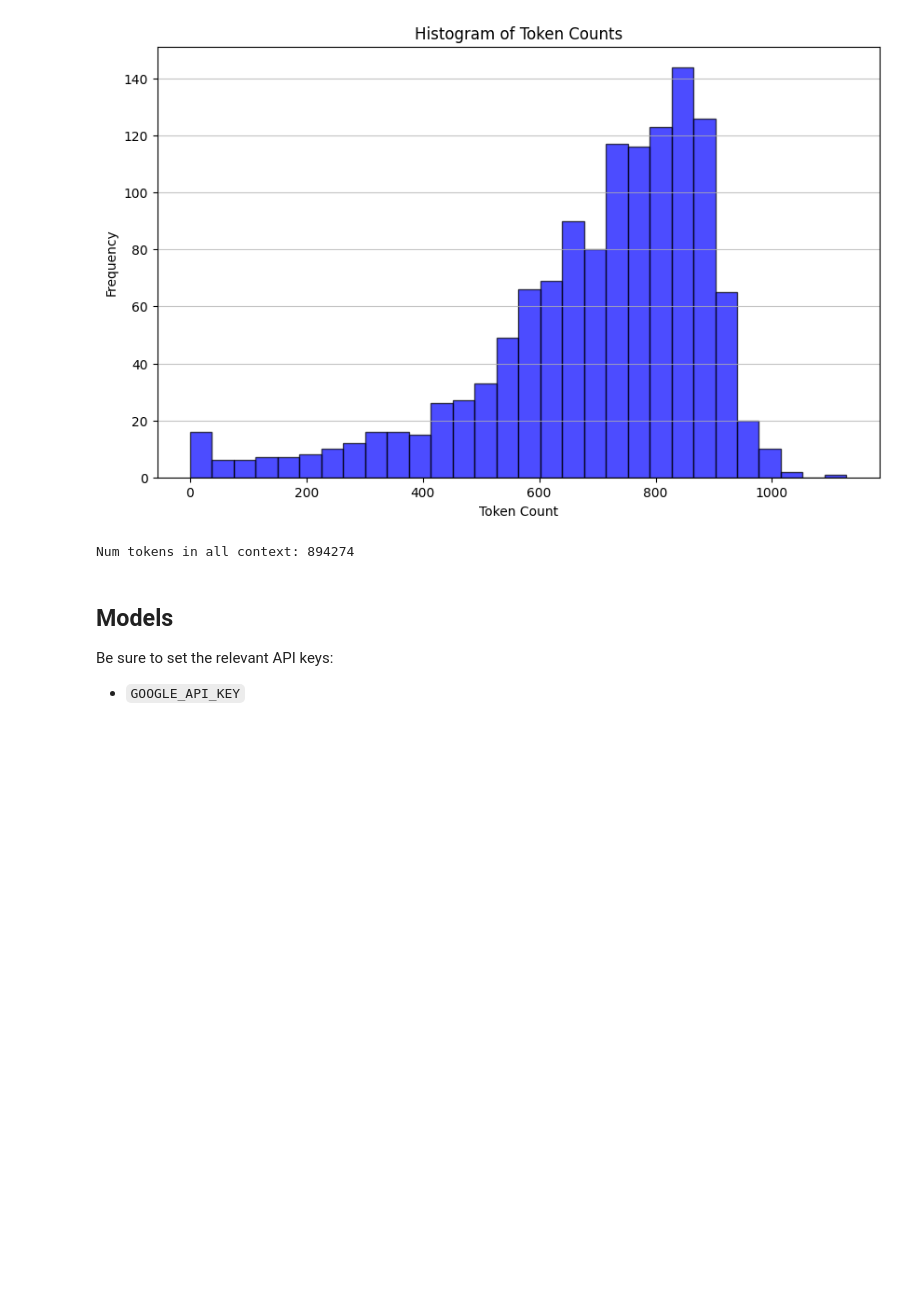
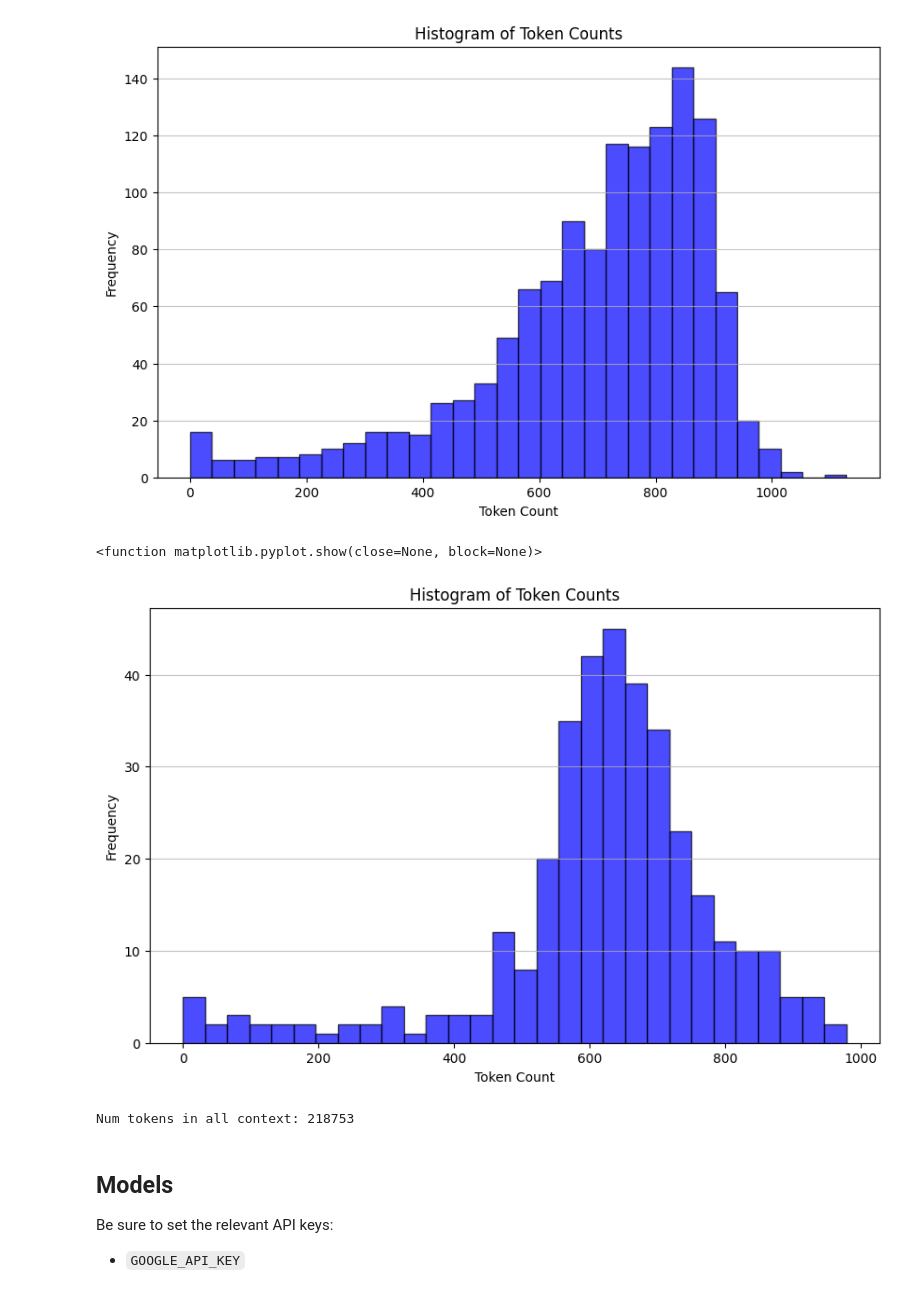
Before and after one commit to dsharshgupta/RAPTOR-RAG, a Jupyter notebook: Raptor_training.ipynb, the cells around one changed output. Drawn from its saved outputs; the diff is of its cells as text; code cells hidden in the pictures; blank space fills up the shorter version.

```diff
--- a/Raptor_training.ipynb
+++ b/Raptor_training.ipynb
@@ -66,6 +66,42 @@ plt.show
 # %% [output]
 <function matplotlib.pyplot.show(close=None, block=None)>
 [figure]
+# %%
+import matplotlib.pyplot as plt
+import tiktoken
+from langchain_community.document_loaders import PyPDFLoader
+
+
+def num_tokens_from_string(string: str, encoding_name: str) -> int:
+    """Returns the number of tokens in a text string."""
+    encoding = tiktoken.get_encoding(encoding_name)
+    num_tokens = len(encoding.encode(string))
+    return num_tokens
+
+
+docs = PyPDFLoader(r"books\Ravana.pdf")
+docs = docs.load()
+
+
+# Doc texts
+docs_texts = [d.page_content for d in docs]
+
+# Calculate the number of tokens for each document
+counts = [num_tokens_from_string(d, "cl100k_base") for d in docs_texts]
+
+# Plotting the histogram of token counts
+plt.figure(figsize=(10, 6))
+plt.hist(counts, bins=30, color="blue", edgecolor="black", alpha=0.7)
+plt.title("Histogram of Token Counts")
+plt.xlabel("Token Count")
+plt.ylabel("Frequency")
+plt.grid(axis="y", alpha=0.75)
+
+# Display the histogram
+plt.show
+# %% [output]
+<function matplotlib.pyplot.show(close=None, block=None)>
+[figure, added]
 # %%
 # Doc texts concat
 d_sorted = sorted(docs, key=lambda x: x.metadata["source"])
@@ -78,7 +114,7 @@ print(
     % num_tokens_from_string(concatenated_content, "cl100k_base")
 )
 # %% [output]
-Num tokens in all context: 894274
+Num tokens in all context: 218753
 # %%
 # Doc texts split
 from langchain_text_splitters import RecursiveCharacterTextSplitter
```
Also changed, not shown: parts of 7 cells of this notebook, 10 other files.
